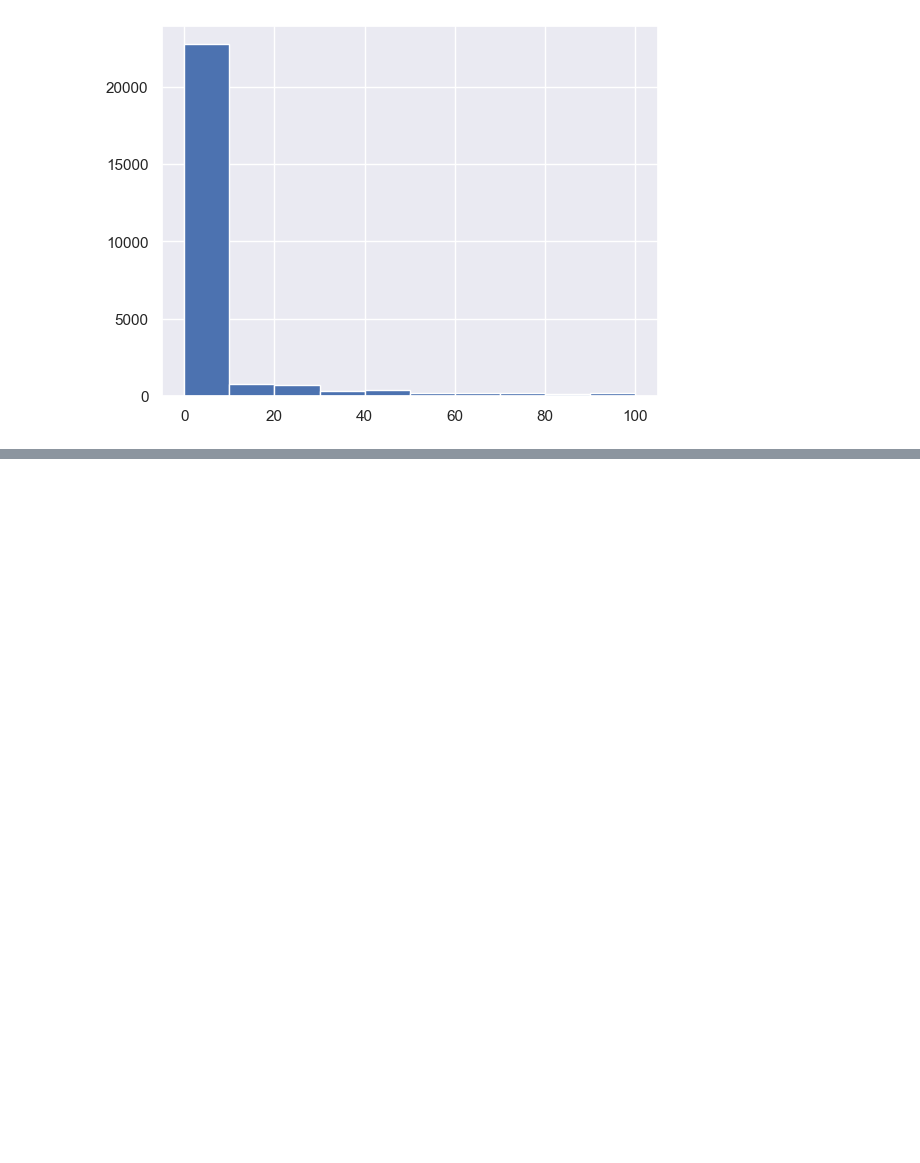
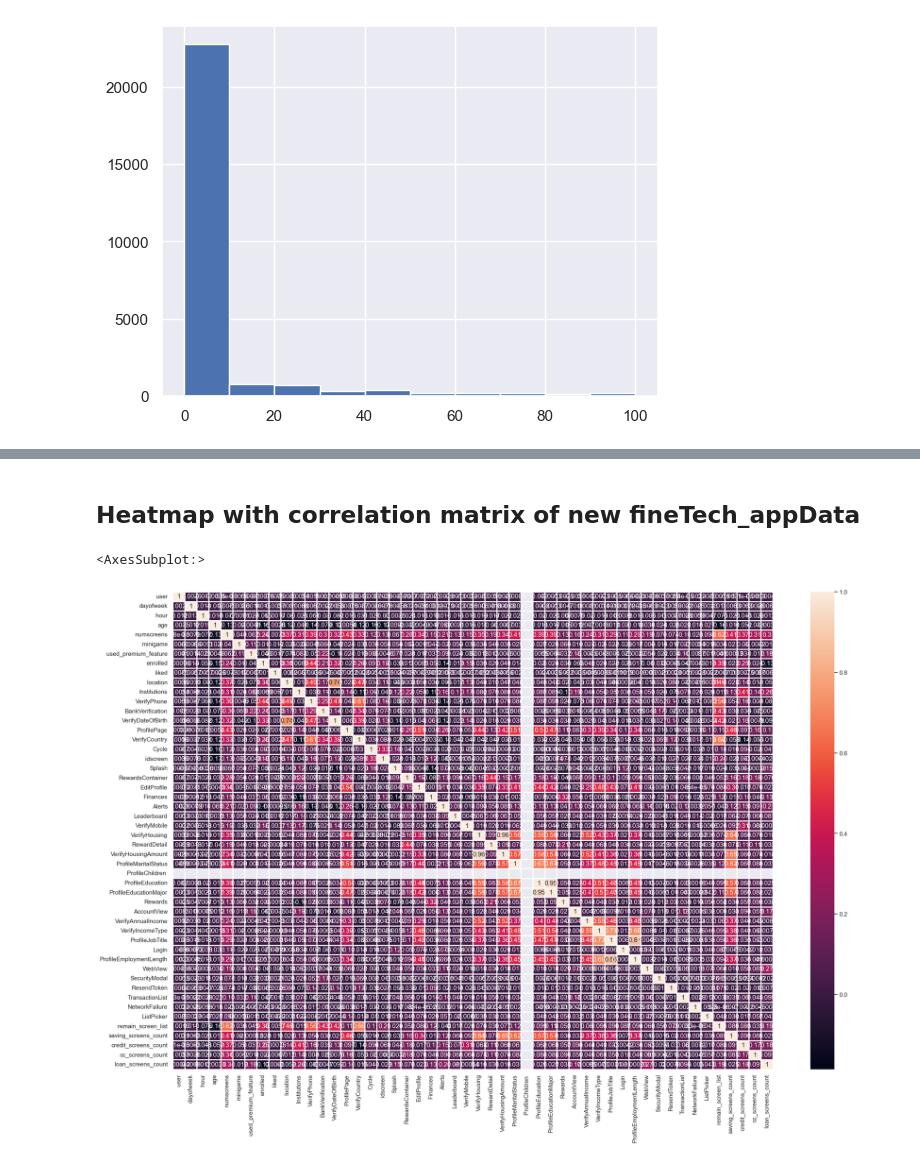
Before and after one commit to vedantchoubey098/ML-Project-Directing-Customers-To-Subscription-Through-Financial-App-Behavior-Analysis, a Jupyter notebook: Directing_Customers_to_Subscription_Through_App_Behavior_Analysis.ipynb, the cells around one changed output, grey strips where cells are left out. Saved outputs shown, nothing was run; the diff lists cells and outputs as text; code cells hidden in the pictures; blank space fills up the shorter version.

```diff
--- a/Directing_Customers_to_Subscription_Through_App_Behavior_Analysis.ipynb
+++ b/Directing_Customers_to_Subscription_Through_App_Behavior_Analysis.ipynb
@@ -286,0 +509,15 @@ plt.hist(fineTech_appData['time_to_enrolled'].dropna(), range = (0,100))
+# %%
+# take sum of all saving screen in one place
+saving_screens = ['Saving1',
+                  'Saving2',
+                  'Saving2Amount',
+                  'Saving4',
+                  'Saving5',
+                  'Saving6',
+                  'Saving7',
+                  'Saving8',
+                  'Saving9',
+                  'Saving10',
+                 ]
+fineTech_appData['saving_screens_count'] = fineTech_appData[saving_screens].sum(axis = 1)
+fineTech_appData.drop(columns = saving_screens, inplace = True)
@@ -286,0 +540,9 @@ plt.hist(fineTech_appData['time_to_enrolled'].dropna(), range = (0,100))
+# %%
+credit_screens = ['Credit1',
+                  'Credit2',
+                  'Credit3',
+                  'Credit3Container',
+                  'Credit3Dashboard',
+                 ]
+fineTech_appData['credit_screens_count'] = fineTech_appData[credit_screens].sum(axis = 1)
+fineTech_appData.drop(columns = credit_screens, axis = 1, inplace = True)
@@ -286,0 +565,7 @@ plt.hist(fineTech_appData['time_to_enrolled'].dropna(), range = (0,100))
+# %%
+cc_screens = ['CC1',
+              'CC1Category',
+              'CC3',
+             ]
+fineTech_appData['cc_screens_count'] = fineTech_appData[cc_screens].sum(axis = 1)
+fineTech_appData.drop(columns = cc_screens, inplace = True)
@@ -286,0 +588,8 @@ plt.hist(fineTech_appData['time_to_enrolled'].dropna(), range = (0,100))
+# %%
+loan_screens = ['Loan',
+                'Loan2',
+                'Loan3',
+                'Loan4',
+               ]
+fineTech_appData['loan_screens_count'] = fineTech_appData[loan_screens].sum(axis = 1)
+fineTech_appData.drop(columns = loan_screens, inplace = True)
@@ -286,0 +649,10 @@ plt.hist(fineTech_appData['time_to_enrolled'].dropna(), range = (0,100))
+# %% [markdown]
+## Heatmap with correlation matrix of new fineTech_appData
+# %%
+# Heatmap with correlation matrix of new fineTech_appData
+
+plt.figure(figsize = (25,16))
+sns.heatmap(fineTech_appData.corr(), annot = True, linewidth =2)
+# %% [output]
+<AxesSubplot:>
+[figure, added]
```
Also changed, not shown: parts of 73 cells of this notebook, 2 other files.
